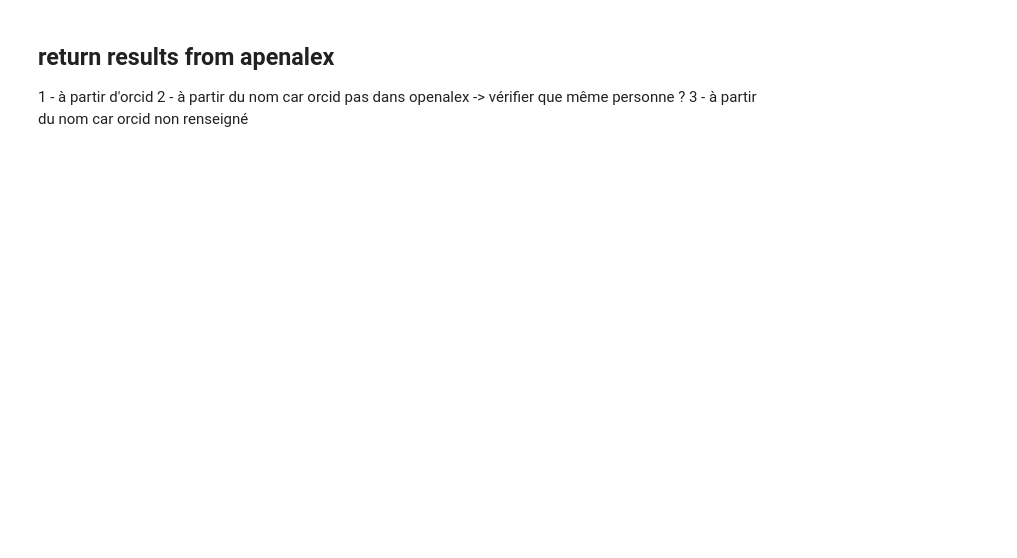
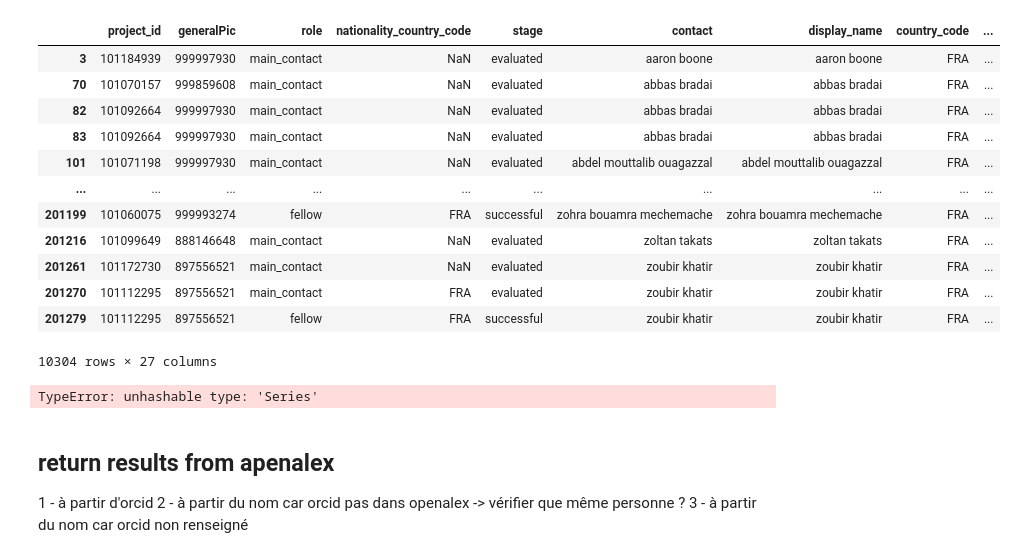
Before and after one commit to dataesr/pcri, a Jupyter notebook: test.ipynb, the cells around one changed output. Saved outputs shown, nothing was run; the diff lists cells and outputs as text; code cells hidden in the pictures; blank space fills up the shorter version.

```diff
--- a/test.ipynb
+++ b/test.ipynb
@@ -153,3 +173,57 @@ oth.merge(pers_oth, how='inner', left_on=['contact', 'country_code'], right_on=[
+# %%
+# pers_oth[pers_oth.display_name.str.contains('aubert')].display_name.unique()
+df=oth.merge(pers_oth, how='inner', left_on=['contact', 'country_code'], right_on=['display_name','iso3'])
+df=df[~df.astype(str).duplicated()]
+df['years']=df['years'].map(lambda liste: ';'.join(str(x) for x in liste))
+df['filt']=df.apply(lambda x: x['call_year'] in x['years'], axis=1)
+
+
+
+#extract entities_id begun by PIC
+work_csv(df.loc[df.entities_id.str.startswith('pic', na=False)], 'verif_id_struct_from openalex')
+
+#keep only rows with th same year
+df=df.loc[(df.filt==True)&(~df.num_nat_struct.isnull()), ['project_id', 'generalPic', 'role',
+       'nationality_country_code',
+        'stage', 'contact', 'display_name','country_code',
+        'entities_id', 'entities_name',
+       'id_secondaire', 'country_code_mapping',
+        'institution_ror', 'institution_name',
+       'institution_country',  'iso3', 'parent_iso3',
+       'nom_long', 'numero_ror', 'numero_paysage', 'country_code_map',
+       'num_nat_struct','rows_by_name_orcid','call_year','years', 'thema_code', 'destination_code']]
+#
+# %%
+df
+# %% [output]
+|  | project_id | generalPic | role | nationality_country_code | stage | contact | display_name | country_code | ... |
+| 3 | 101184939 | 999997930 | main_contact | NaN | evaluated | aaron boone | aaron boone | FRA | ... |
+| 70 | 101070157 | 999859608 | main_contact | NaN | evaluated | abbas bradai | abbas bradai | FRA | ... |
+| 82 | 101092664 | 999997930 | main_contact | NaN | evaluated | abbas bradai | abbas bradai | FRA | ... |
+| 83 | 101092664 | 999997930 | main_contact | NaN | evaluated | abbas bradai | abbas bradai | FRA | ... |
+| 101 | 101071198 | 999997930 | main_contact | NaN | evaluated | abdel mouttalib ouagazzal | abdel mouttalib ouagazzal | FRA | ... |
+| ... | ... | ... | ... | ... | ... | ... | ... | ... | ... |
+| 201199 | 101060075 | 999993274 | fellow | FRA | successful | zohra bouamra mechemache | zohra bouamra mechemache | FRA | ... |
+| 201216 | 101099649 | 888146648 | main_contact | NaN | evaluated | zoltan takats | zoltan takats | FRA | ... |
+| 201261 | 101172730 | 897556521 | main_contact | NaN | evaluated | zoubir khatir | zoubir khatir | FRA | ... |
+| 201270 | 101112295 | 897556521 | main_contact | FRA | evaluated | zoubir khatir | zoubir khatir | FRA | ... |
+| 201279 | 101112295 | 897556521 | fellow | FRA | successful | zoubir khatir | zoubir khatir | FRA | ... |
+10304 rows × 27 columns
+# %%
+# x.groupby(['project_id', 'generalPic', 'contact', 'country_code', 'stage']).filter(lambda y: y['entities_id'].isin(y.numero_paysage))
+# x.groupby(['project_id', 'generalPic', 'contact', 'country_code', 'stage']).filter(lambda y: y['entities_id']==y['numero_paysage'])
+x.columns
+x.loc[x.years.str.contains(x.call_year.astype(str)), ['project_id', 'generalPic', 'role',
+       'nationality_country_code',
+        'stage', 'contact', 'display_name','country_code',
+        'entities_id', 'entities_name',
+       'id_secondaire', 'country_code_mapping',
+        'institution_ror', 'institution_name',
+       'institution_country',  'iso3', 'parent_iso3',
+       'nom_long', 'numero_ror', 'numero_paysage', 'country_code_map',
+       'num_nat_struct','rows_by_name_orcid','call_year','years', 'thema_code', 'destination_code']]
+# %% [output]
+TypeError: unhashable type: 'Series'
 # %%
 oth=pp.loc[~pp.thema_code.isin(['ERC', 'MSCA']), ['contact', 'orcid_id', 'iso2']].drop_duplicates().reset_index(drop=True)
 oth[oth.contact.str.contains('aubert')].contact.unique()
```
Also changed, not shown: parts of 7 cells of this notebook, 3 other files.
